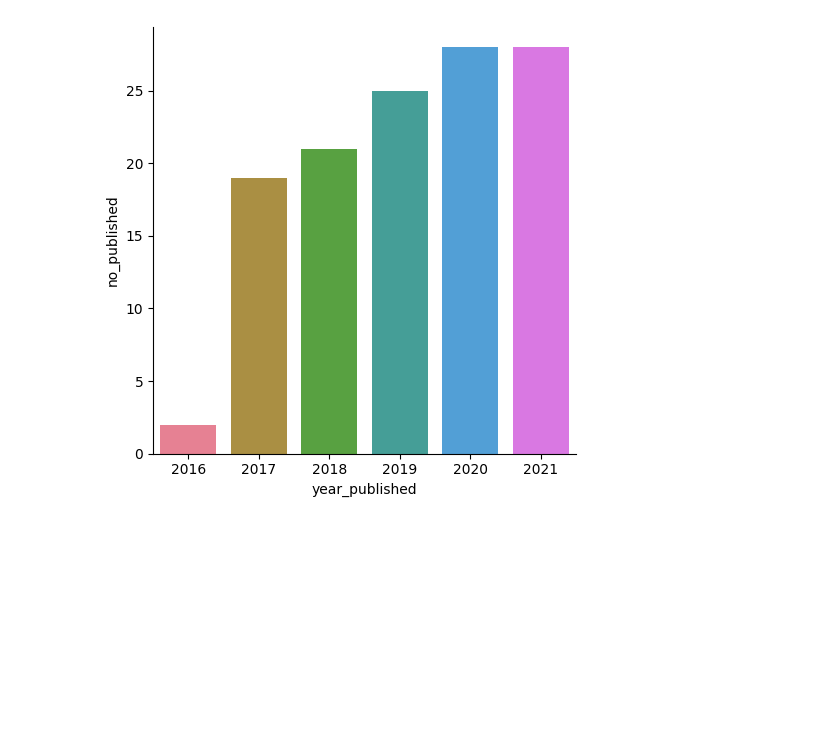
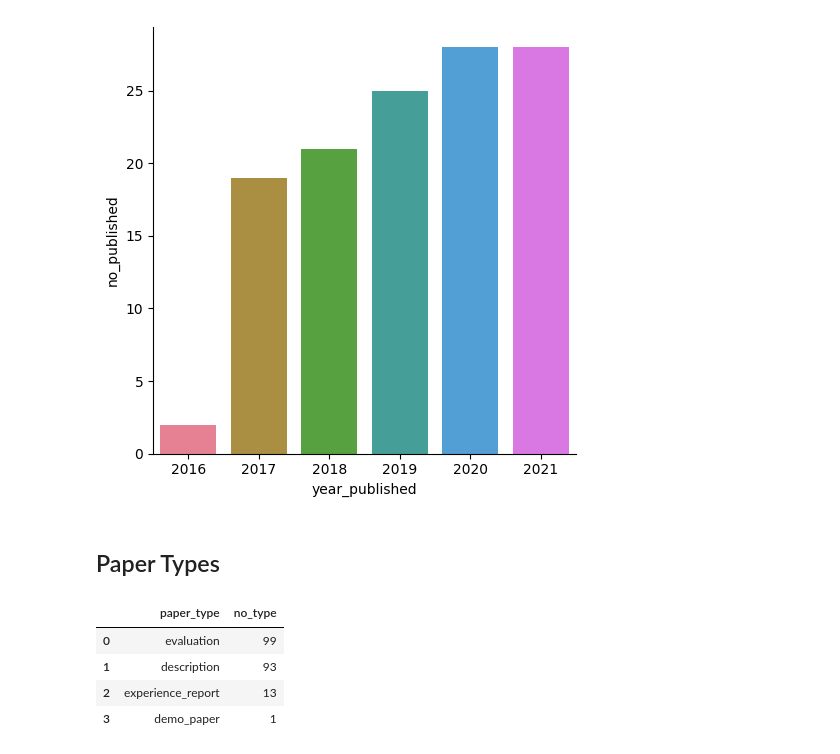
Before and after one commit to m-messer/Automated-Assessment-SLR-Data-Processing, a Jupyter notebook: analysis.ipynb, the cells around one changed output. Drawn from its saved outputs; the diff is of its cells as text; code cells hidden in the pictures; blank space fills up the shorter version.

```diff
--- a/analysis.ipynb
+++ b/analysis.ipynb
@@ -32,3 +33,15 @@ sns.catplot(count_years, kind='bar', x='year_published', y='no_published')
 plt.savefig('plots/years_published.png')
 # %% [output]
 [figure]
+# %% [markdown]
+## Paper Types
+# %%
+paper_types = pd.Series([tag[5:] for tags in df.tags for tag in tags if tag.startswith('type')]).value_counts().reset_index()
+paper_types.columns = ["paper_type", 'no_type']
+paper_types.head()
+# %% [output]
+|  | paper_type | no_type |
+| 0 | evaluation | 99 |
+| 1 | description | 93 |
+| 2 | experience_report | 13 |
+| 3 | demo_paper | 1 |
```
Also changed, not shown: parts of 2 cells of this notebook, 2 other files.
